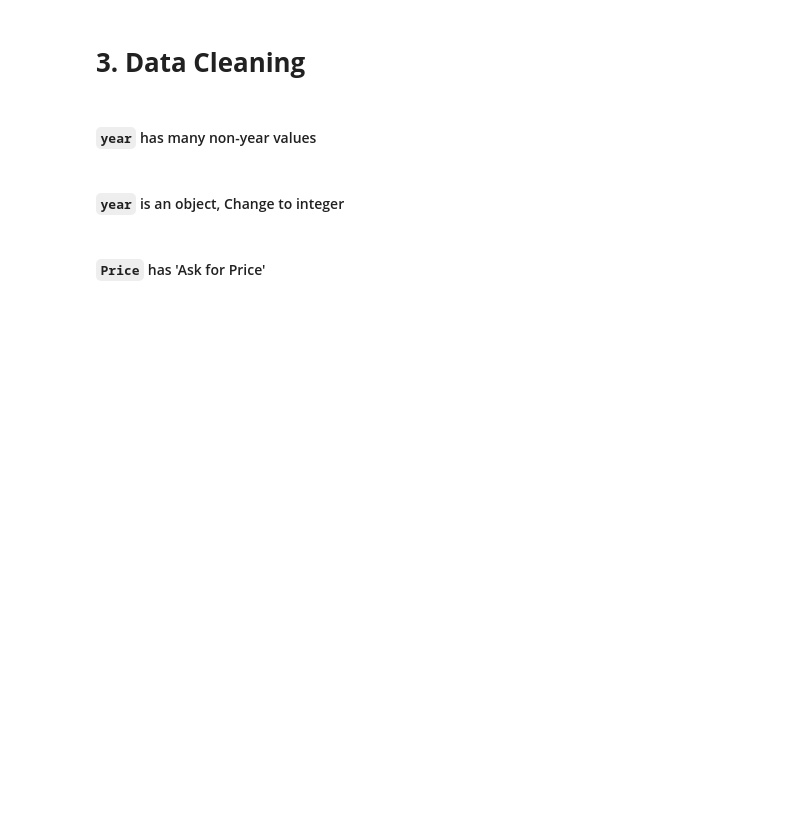
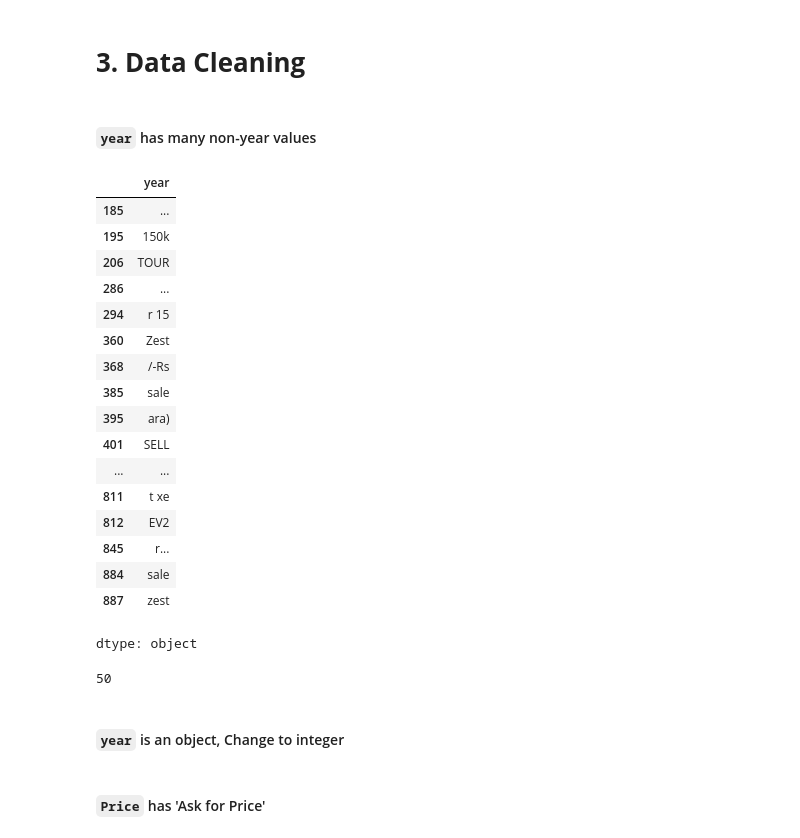
Before and after one commit to Donna152/car-price-prediction, a Jupyter notebook: car_price_predictor.ipynb, the cells around one changed output. Cells and saved outputs as stored; diff of their text form; code cells hidden in the pictures; blank space fills up the shorter version.

```diff
--- a/car_price_predictor.ipynb
+++ b/car_price_predictor.ipynb
@@ -134,4 +132,27 @@ array(['Petrol', 'Diesel', nan, 'LPG'], dtype=object)
 # %% [markdown]
 #### `year` has many non-year values
 # %%
-car=car[car['year'].str.isnumeric()]
+car[~car['year'].str.isnumeric()]['year']
+# %% [output]
+|  | year |
+| 185 | ... |
+| 195 | 150k |
+| 206 | TOUR |
+| 286 | ... |
+| 294 | r 15 |
+| 360 | Zest |
+| 368 | /-Rs |
+| 385 | sale |
+| 395 | ara) |
+| 401 | SELL |
+| ... | ... |
+| 811 | t xe |
+| 812 | EV2 |
+| 845 | r... |
+| 884 | sale |
+| 887 | zest |
+dtype: object
+# %%
+len(car[~car['year'].str.isnumeric()])
+# %% [output]
+50
```
Also changed, not shown: parts of 36 cells of this notebook, 7 other files.
